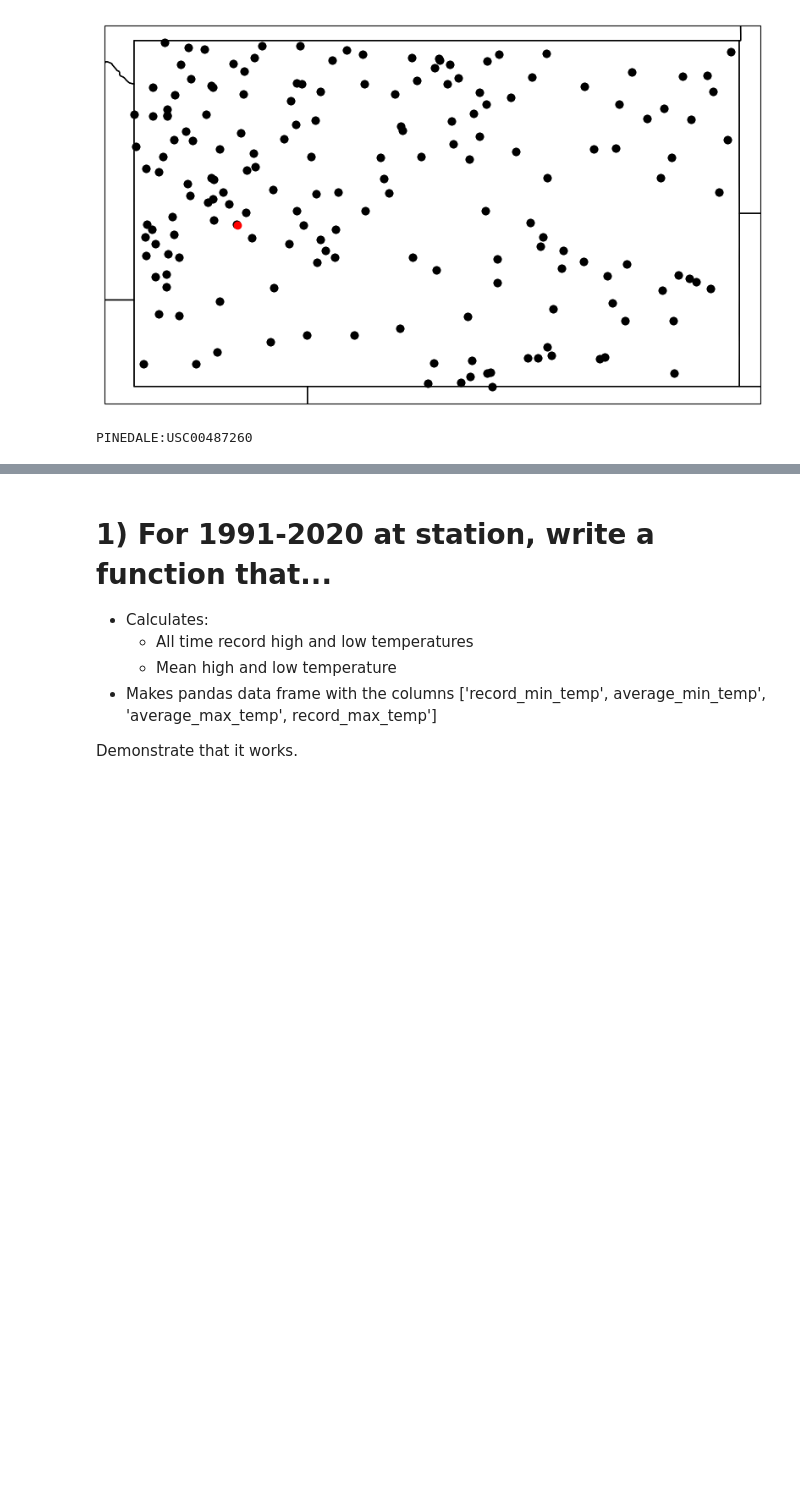
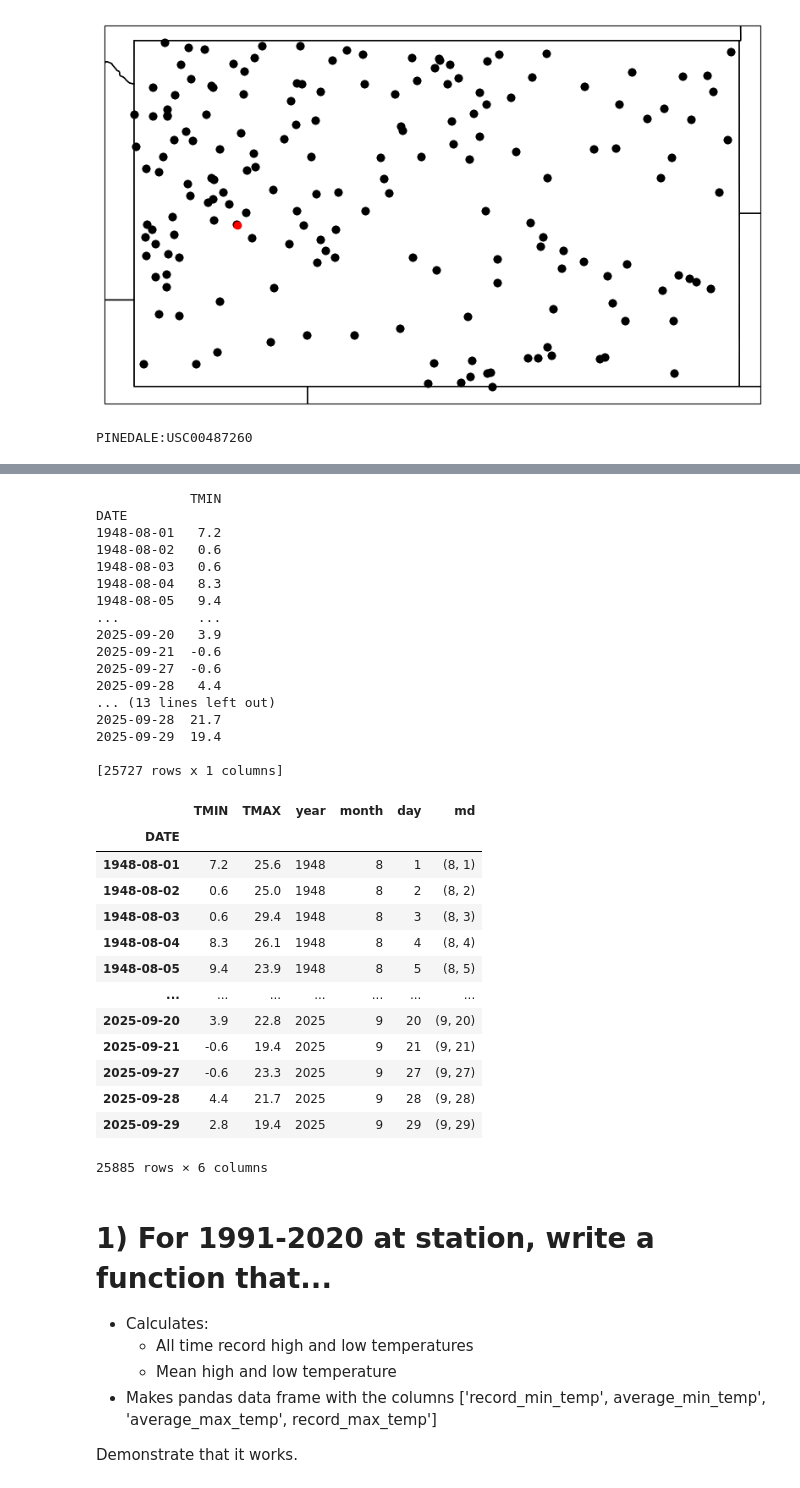
Before and after one commit to klundstrom33/ATMS-523-Module-3, a Jupyter notebook: Module3_Project.ipynb, the cells around one changed output, grey strips where cells are left out. Saved outputs shown, nothing was run; the diff lists cells and outputs as text; code cells hidden in the pictures; blank space fills up the shorter version.

```diff
--- a/Module3_Project.ipynb
+++ b/Module3_Project.ipynb
@@ -186,3 +178,47 @@ tmin_max_merge
+# %%
+tmin_val = pd.DataFrame(tmin['DATA_VALUE']/10).rename(columns={'DATA_VALUE':'TMIN'})
+tmax_val = pd.DataFrame(tmax['DATA_VALUE']/10).rename(columns={'DATA_VALUE':'TMAX'})
+print(tmin_val, tmax_val)
+
+tmin_max_merge = tmin_val.merge(tmax_val, on='DATE', how='outer')
+
+tmin_max_merge['year'] = tmin_max_merge.index.year
+tmin_max_merge['month'] = tmin_max_merge.index.month
+tmin_max_merge['day'] = tmin_max_merge.index.day
+tmin_max_merge['md'] = list(zip(tmin_max_merge.index.month, tmin_max_merge.index.day))
+tmin_max_merge
+# %% [output]
+            TMIN
+DATE
+1948-08-01   7.2
+1948-08-02   0.6
+1948-08-03   0.6
+1948-08-04   8.3
+1948-08-05   9.4
+...          ...
+2025-09-20   3.9
+2025-09-21  -0.6
+2025-09-27  -0.6
+2025-09-28   4.4
+... (13 lines left out)
+2025-09-28  21.7
+2025-09-29  19.4
+
+[25727 rows x 1 columns]
+|  | TMIN | TMAX | year | month | day | md |
+| DATE |  |  |  |  |  |  |
+| 1948-08-01 | 7.2 | 25.6 | 1948 | 8 | 1 | (8, 1) |
+| 1948-08-02 | 0.6 | 25.0 | 1948 | 8 | 2 | (8, 2) |
+| 1948-08-03 | 0.6 | 29.4 | 1948 | 8 | 3 | (8, 3) |
+| 1948-08-04 | 8.3 | 26.1 | 1948 | 8 | 4 | (8, 4) |
+| 1948-08-05 | 9.4 | 23.9 | 1948 | 8 | 5 | (8, 5) |
+| ... | ... | ... | ... | ... | ... | ... |
+| 2025-09-20 | 3.9 | 22.8 | 2025 | 9 | 20 | (9, 20) |
+| 2025-09-21 | -0.6 | 19.4 | 2025 | 9 | 21 | (9, 21) |
+| 2025-09-27 | -0.6 | 23.3 | 2025 | 9 | 27 | (9, 27) |
+| 2025-09-28 | 4.4 | 21.7 | 2025 | 9 | 28 | (9, 28) |
+| 2025-09-29 | 2.8 | 19.4 | 2025 | 9 | 29 | (9, 29) |
+25885 rows × 6 columns
 # %% [markdown]
 # 1) For 1991-2020 at station, write a function that...
 - Calculates:
```
Also changed, not shown: parts of 17 cells of this notebook.
